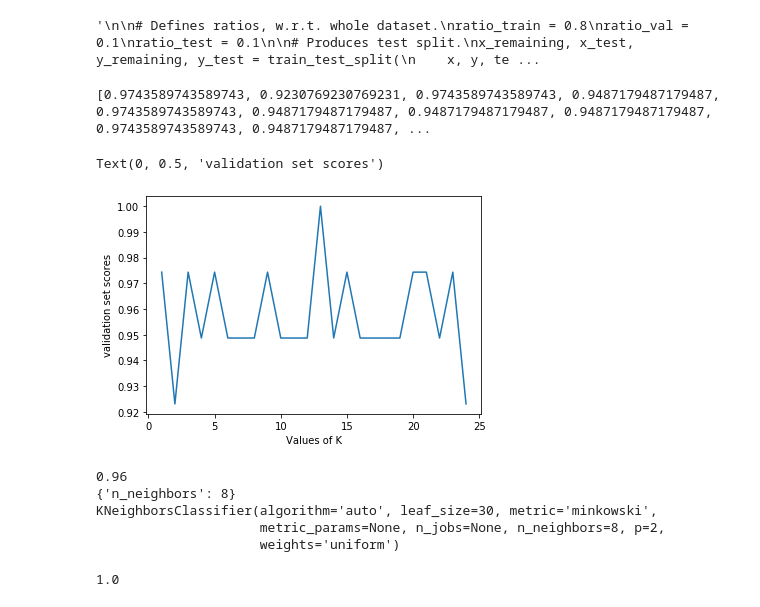
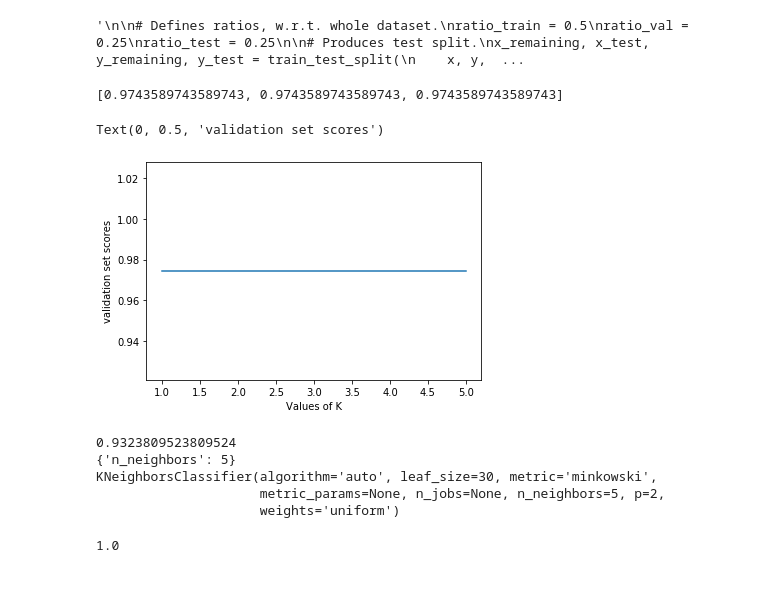
Before and after one commit to BlackCurrantDS/Learning-Machine-Learning, a Jupyter notebook: Assignment 4.2.ipynb, the cells around one changed output. Saved outputs shown, nothing was run; the diff lists cells and outputs as text; code cells hidden in the pictures.

```diff
--- a/Assignment 4.2.ipynb
+++ b/Assignment 4.2.ipynb
@@ -37,9 +37,9 @@ print(x_train, x_val, x_test)
 """
 
 # Defines ratios, w.r.t. whole dataset.
-ratio_train = 0.8
-ratio_val = 0.1
-ratio_test = 0.1
+ratio_train = 0.5
+ratio_val = 0.25
+ratio_test = 0.25
 
 # Produces test split.
 x_remaining, x_test, y_remaining, y_test = train_test_split(
@@ -60,28 +60,29 @@ Rremaining⋅Rnew=Rold
 
 """
 # %% [output]
-'\n\n# Defines ratios, w.r.t. whole dataset.\nratio_train = 0.8\nratio_val = 0.1\nratio_test = 0.1\n\n# Produces test split.\nx_remaining, x_test, y_remaining, y_test = train_test_split(\n    x, y, te ...
+'\n\n# Defines ratios, w.r.t. whole dataset.\nratio_train = 0.5\nratio_val = 0.25\nratio_test = 0.25\n\n# Produces test split.\nx_remaining, x_test, y_remaining, y_test = train_test_split(\n    x, y,  ...
 # %%
 # 4.2 (b)
 from sklearn.neighbors import KNeighborsClassifier
 from sklearn import metrics
-k_range = range(1,25)
+#k_range = range(1,25)
+k_range = [1,3,5]
 #scores = {}
 score_list = []
 for k in k_range:
     knn= KNeighborsClassifier(n_neighbors=k)
     knn.fit(X_train,y_train)
     y_pred = knn.predict(X_val)
     score_list.append(metrics.accuracy_score(y_val,y_pred))
 print(score_list)
 import matplotlib.pyplot as plt
 plt.plot(k_range,score_list )
 plt.xlabel("Values of K")
 plt.ylabel("validation set scores")
 # %% [output]
-[0.9743589743589743, 0.9230769230769231, 0.9743589743589743, 0.9487179487179487, 0.9743589743589743, 0.9487179487179487, 0.9487179487179487, 0.9487179487179487, 0.9743589743589743, 0.9487179487179487, ...
+[0.9743589743589743, 0.9743589743589743, 0.9743589743589743]
 Text(0, 0.5, 'validation set scores')
-[figure, old version]
+[figure, new version]
 # %%
 # 4.2 c
 
@@ -93,10 +94,10 @@ print (grid.best_score_)
 print (grid.best_params_)
 print (grid.best_estimator_)
 # %% [output]
-0.96
-{'n_neighbors': 8}
+0.9323809523809524
+{'n_neighbors': 5}
 KNeighborsClassifier(algorithm='auto', leaf_size=30, metric='minkowski',
-                     metric_params=None, n_jobs=None, n_neighbors=8, p=2,
+                     metric_params=None, n_jobs=None, n_neighbors=5, p=2,
                      weights='uniform')
 # %%
 # 4.2 d generalisation error
```
Also changed, not shown: parts of 1 cell of this notebook, 3 other files.
